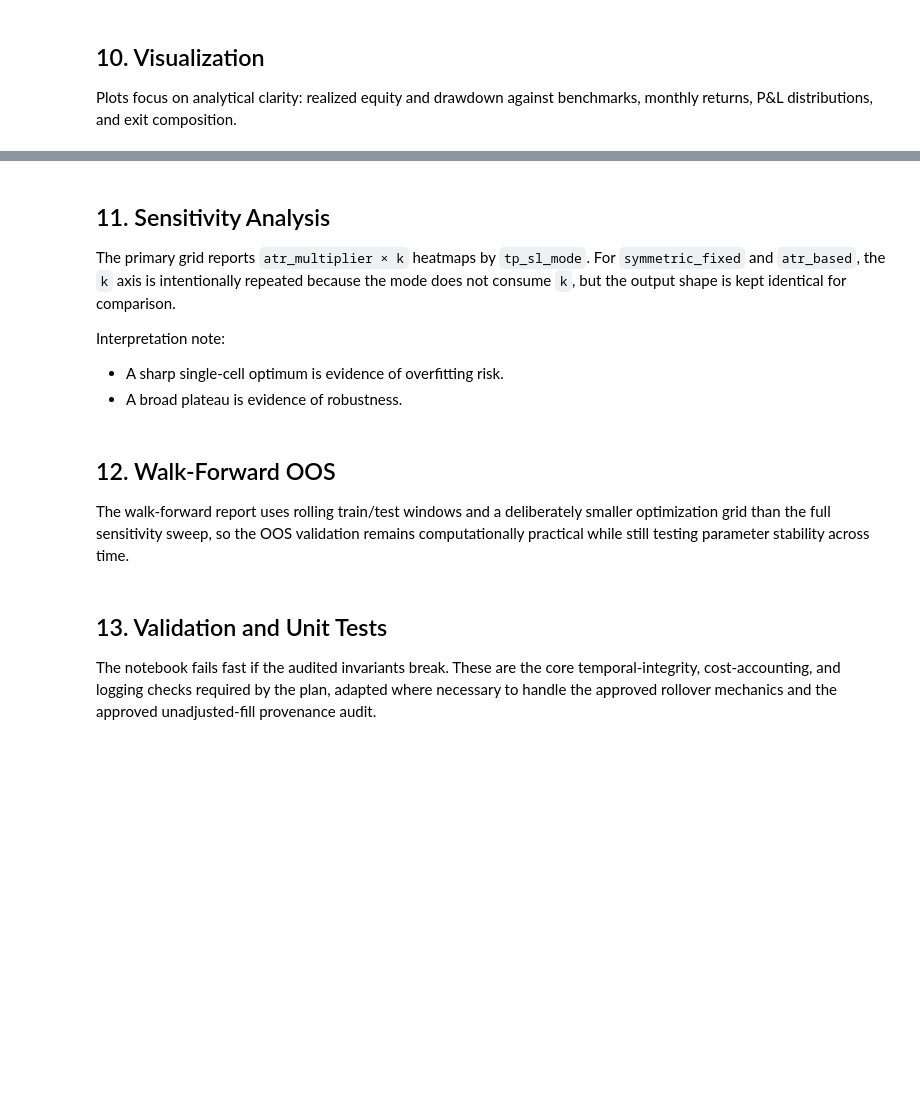
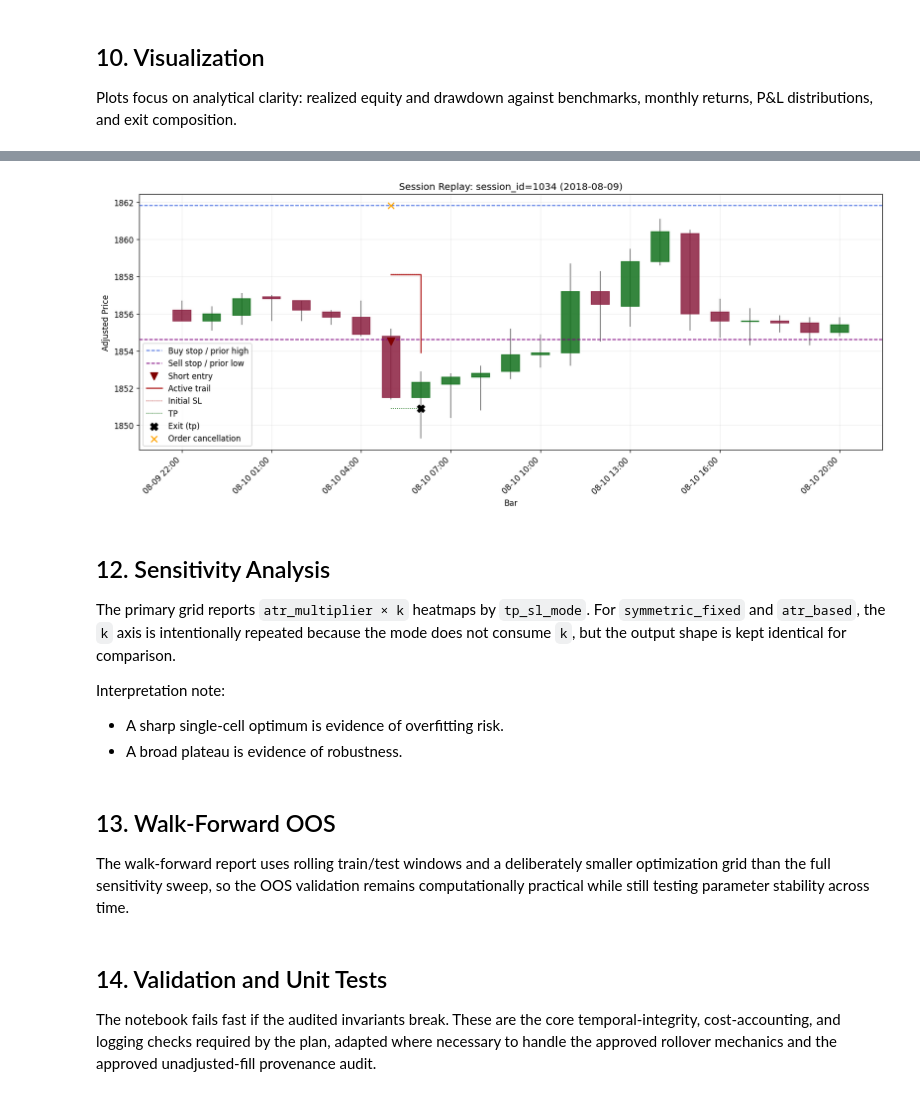
Before and after one commit to LuthHaidar/gold_break, a Jupyter notebook: gold_breakout_backtest.ipynb, the cells around one changed output, grey strips where cells are left out. Cells and saved outputs as stored; diff of their text form; code cells hidden in the pictures; blank space fills up the shorter version.

```diff
--- a/gold_breakout_backtest.ipynb
+++ b/gold_breakout_backtest.ipynb
@@ -185,5 +416,17 @@ for figure in [
+# %%
+replay_session_id = (
+    int(result.trade_log["entry_session_id"].iloc[0])
+    if not result.trade_log.empty
+    else int(result.session_table["session_id"].iloc[0])
+)
+
+figure = plot_session_replay(result, replay_session_id)
+display(figure)
+plt.close(figure)
+# %% [output]
+[figure, added]
 # %% [markdown]
-## 11. Sensitivity Analysis
+## 12. Sensitivity Analysis
 
 The primary grid reports `atr_multiplier × k` heatmaps by `tp_sl_mode`. For `symmetric_fixed` and `atr_based`, the `k` axis is intentionally repeated because the mode does not consume `k`, but the output shape is kept identical for comparison.
 
@@ -216,7 +459,7 @@ figure = plot_sizing_sensitivity_curve(sizing_grid)
 display(figure)
 plt.close(figure)
 # %% [markdown]
-## 12. Walk-Forward OOS
+## 13. Walk-Forward OOS
 
 The walk-forward report uses rolling train/test windows and a deliberately smaller optimization grid than the full sensitivity sweep, so the OOS validation remains computationally practical while still testing parameter stability across time.
 # %%
@@ -238,7 +481,7 @@ ax.legend()
 display(fig)
 plt.close(fig)
 # %% [markdown]
-## 13. Validation and Unit Tests
+## 14. Validation and Unit Tests
 
 The notebook fails fast if the audited invariants break. These are the core temporal-integrity, cost-accounting, and logging checks required by the plan, adapted where necessary to handle the approved rollover mechanics and the approved unadjusted-fill provenance audit.
 # %%
```
Also changed, not shown: parts of 12 cells of this notebook, 1 other file.
